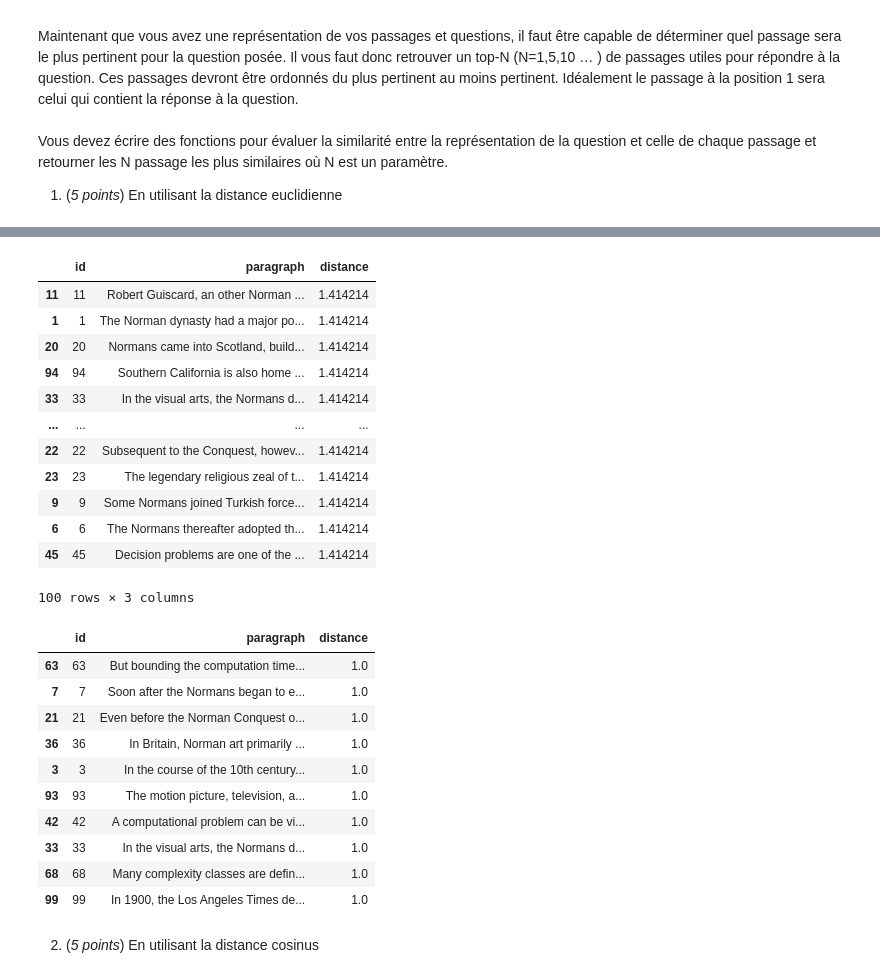
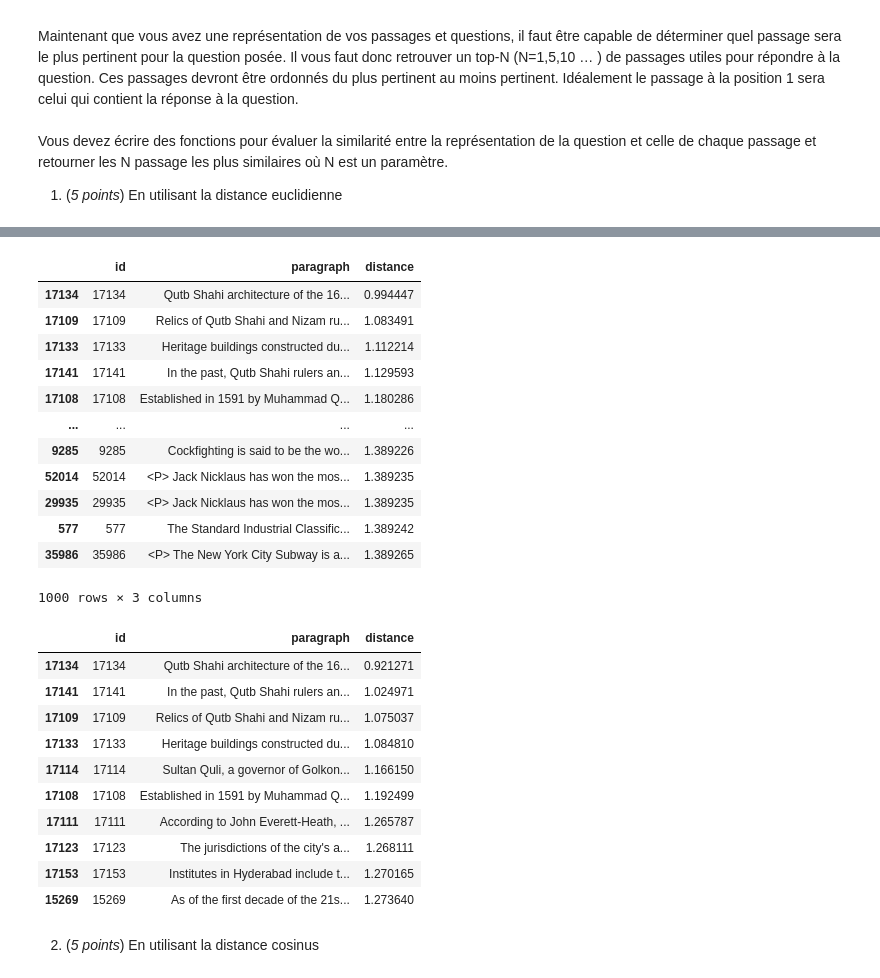
Before and after one commit to nabil-dbz/INF8460, a Jupyter notebook: TP1/inf8460_A21_TP1.ipynb, the cells around one changed output, grey strips where cells are left out. Cells and saved outputs as stored; diff of their text form; code cells hidden in the pictures.

```diff
--- a/TP1/inf8460_A21_TP1.ipynb
+++ b/TP1/inf8460_A21_TP1.ipynb
@@ -45,7 +45,7 @@ Ci-dessous définir la constante _PATH_ qui doit être utilisée par votre code
 PATH = "data/"
 # %%
 #Taille du vocabulaire
-N = 3000
+N = 100000
 # %%
 import pandas
 import nltk
@@ -225,9 +226,10 @@ lemmatokenizer = LemmaTokenizer()
 index_to_cut = None
 # %%
 # Pré-traitement du corpus, des questions d'entrainement et de l'ensemble de validation
-#processed_corpus = preprocessing(data_corpus[0:index_to_cut], "paragraph")
-#processed_questions = preprocessing(data_questions[0:index_to_cut], "question")
-#processed_validation = preprocessing(data_validation_reduced, "question")
+processed_corpus = preprocessing(data_corpus, "paragraph")
+processed_questions = preprocessing(data_questions, "question")
+processed_validation = preprocessing(data_validation_reduced, "question")
+processed_test = preprocessing(data_test_reduced, "question")
 # %%
 def tf_idf(processed_questions, processed_corpus, N, n_grams) :
     #A partir des dataframes pré-traités de questions et de paragraphes, d'une taille de vocabulaire N et
@@ -249,4 +251,4 @@ def new_tfidf(data_questions, data_corpus, N, n_grams) :
     return tfidf_corpus, vectorizer
 # %%
 # Exemple pour le premier modèle avec affichage du vocabulaire
-tfidf_M1, vectorizer_M1 = new_tfidf(data_questions, data_corpus, N, (1,1))
+tfidf_M1, vectorizer_M1 = tf_idf(processed_questions, processed_corpus, N, (1,1))
@@ -275,7 +285,7 @@ def process_question(question, vectorizer) :
     return vectorizer.transform(preprocessed_question)
 # %%
 #Un exemple d'application pour le premier modèle
-tfidf_question_M1 = process_question("Which section of the Rhine is most factories found?", vectorizer_M1)
+tfidf_question_M1 = process_question("What is the oldest piece of Qutb Shahi architecture in Hyderabad?", vectorizer_M1)
 # %%
 tfidf_question_M1
 # %% [output]
@@ -300,36 +310,36 @@ def question_answer(tfidf_question, tfidf_corpus, data_corpus, distance, top_N)
     return sorted_data_corpus[0:top_N]
 # %%
 #Exemple de réponses pour le premier modèle et la distance euclidienne
-question_answer(tfidf_question_M1, tfidf_M1, data_corpus[0:index_to_cut], euclidean_distances, 1000)
+question_answer(tfidf_question_M1, tfidf_M1, data_corpus, euclidean_distances, 1000)
 # %% [output]
 |  | id | paragraph | distance |
-| 11 | 11 | Robert Guiscard, an other Norman ... | 1.414214 |
-| 1 | 1 | The Norman dynasty had a major po... | 1.414214 |
-| 20 | 20 | Normans came into Scotland, build... | 1.414214 |
-| 94 | 94 | Southern California is also home ... | 1.414214 |
-| 33 | 33 | In the visual arts, the Normans d... | 1.414214 |
+| 17134 | 17134 | Qutb Shahi architecture of the 16... | 0.994447 |
+| 17109 | 17109 | Relics of Qutb Shahi and Nizam ru... | 1.083491 |
+| 17133 | 17133 | Heritage buildings constructed du... | 1.112214 |
+| 17141 | 17141 | In the past, Qutb Shahi rulers an... | 1.129593 |
+| 17108 | 17108 | Established in 1591 by Muhammad Q... | 1.180286 |
 | ... | ... | ... | ... |
-| 22 | 22 | Subsequent to the Conquest, howev... | 1.414214 |
-| 23 | 23 | The legendary religious zeal of t... | 1.414214 |
-| 9 | 9 | Some Normans joined Turkish force... | 1.414214 |
-| 6 | 6 | The Normans thereafter adopted th... | 1.414214 |
-| 45 | 45 | Decision problems are one of the ... | 1.414214 |
+| 9285 | 9285 | Cockfighting is said to be the wo... | 1.389226 |
+| 52014 | 52014 | <P> Jack Nicklaus has won the mos... | 1.389235 |
+| 29935 | 29935 | <P> Jack Nicklaus has won the mos... | 1.389235 |
+| 577 | 577 | The Standard Industrial Classific... | 1.389242 |
+| 35986 | 35986 | <P> The New York City Subway is a... | 1.389265 |
-100 rows × 3 columns
+1000 rows × 3 columns
 # %%
 #Exemple de réponses pour le second modèle et la distance euclidienne
-question_answer(tfidf_question_M2, tfidf_M2, data_corpus[0:index_to_cut], euclidean_distances, top_N)
+question_answer(tfidf_question_M2, tfidf_M2, data_corpus, euclidean_distances, top_N)
 # %% [output]
 |  | id | paragraph | distance |
-| 63 | 63 | But bounding the computation time... | 1.0 |
-| 7 | 7 | Soon after the Normans began to e... | 1.0 |
-| 21 | 21 | Even before the Norman Conquest o... | 1.0 |
-| 36 | 36 | In Britain, Norman art primarily ... | 1.0 |
-| 3 | 3 | In the course of the 10th century... | 1.0 |
-| 93 | 93 | The motion picture, television, a... | 1.0 |
-| 42 | 42 | A computational problem can be vi... | 1.0 |
-| 33 | 33 | In the visual arts, the Normans d... | 1.0 |
-| 68 | 68 | Many complexity classes are defin... | 1.0 |
-| 99 | 99 | In 1900, the Los Angeles Times de... | 1.0 |
+| 17134 | 17134 | Qutb Shahi architecture of the 16... | 0.921271 |
+| 17141 | 17141 | In the past, Qutb Shahi rulers an... | 1.024971 |
+| 17109 | 17109 | Relics of Qutb Shahi and Nizam ru... | 1.075037 |
+| 17133 | 17133 | Heritage buildings constructed du... | 1.084810 |
+| 17114 | 17114 | Sultan Quli, a governor of Golkon... | 1.166150 |
+| 17108 | 17108 | Established in 1591 by Muhammad Q... | 1.192499 |
+| 17111 | 17111 | According to John Everett-Heath, ... | 1.265787 |
+| 17123 | 17123 | The jurisdictions of the city's a... | 1.268111 |
+| 17153 | 17153 | Institutes in Hyderabad include t... | 1.270165 |
+| 15269 | 15269 | As of the first decade of the 21s... | 1.273640 |
 # %% [markdown]
 2. (_5 points_) En utilisant la distance cosinus
 # %%
```
Also changed, not shown: parts of 21 cells of this notebook, 4 other files.
